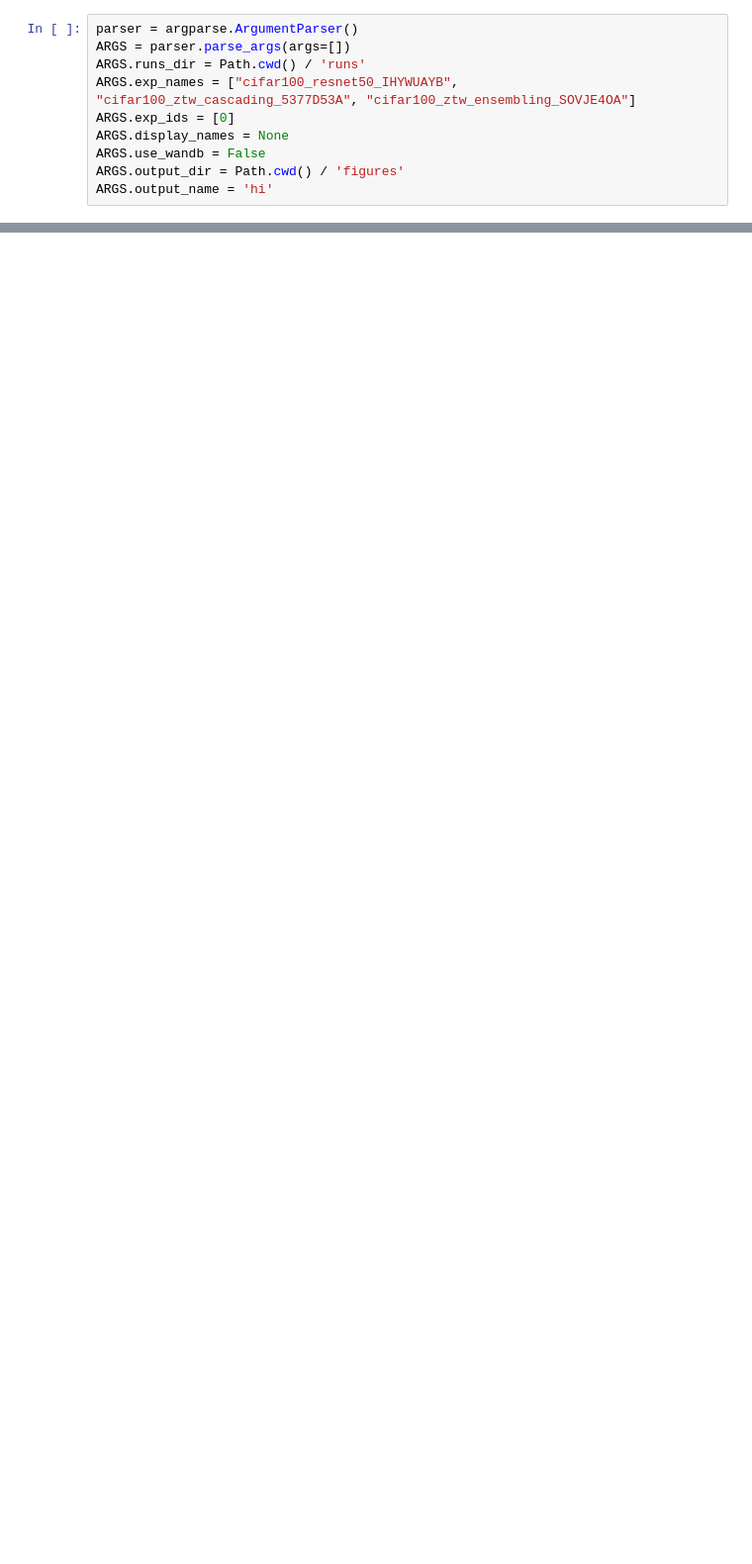
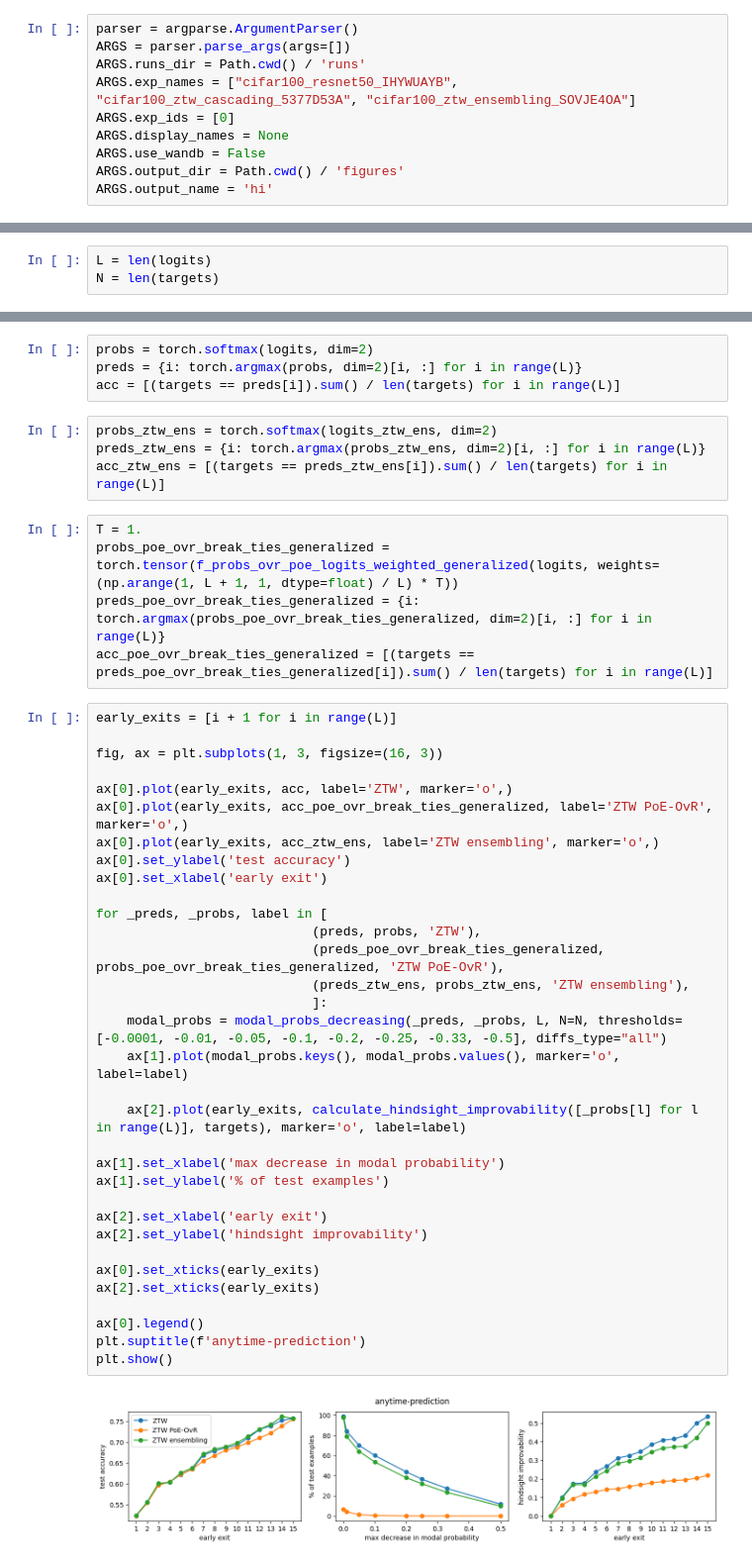
Before and after one commit to metodj/Zero-Time-Waste, a Jupyter notebook: ztw_rewrite/monotonicity.ipynb, the cells around one changed output, grey strips where cells are left out. Shown at 99% size. Saved outputs shown, nothing was run; the diff lists cells and outputs as text; blank space fills up the shorter version.

```diff
--- a/ztw_rewrite/monotonicity.ipynb
+++ b/ztw_rewrite/monotonicity.ipynb
@@ -41,0 +69,3 @@ Files already downloaded and verified
+# %%
+L = len(logits)
+N = len(targets)
@@ -41,0 +74,48 @@ Files already downloaded and verified
+# %%
+probs = torch.softmax(logits, dim=2)
+preds = {i: torch.argmax(probs, dim=2)[i, :] for i in range(L)}
+acc = [(targets == preds[i]).sum() / len(targets) for i in range(L)]
+# %%
+probs_ztw_ens = torch.softmax(logits_ztw_ens, dim=2)
+preds_ztw_ens = {i: torch.argmax(probs_ztw_ens, dim=2)[i, :] for i in range(L)}
+acc_ztw_ens = [(targets == preds_ztw_ens[i]).sum() / len(targets) for i in range(L)]
+# %%
+T = 1.
+probs_poe_ovr_break_ties_generalized = torch.tensor(f_probs_ovr_poe_logits_weighted_generalized(logits, weights=(np.arange(1, L + 1, 1, dtype=float) / L) * T))
+preds_poe_ovr_break_ties_generalized = {i: torch.argmax(probs_poe_ovr_break_ties_generalized, dim=2)[i, :] for i in range(L)}
+acc_poe_ovr_break_ties_generalized = [(targets == preds_poe_ovr_break_ties_generalized[i]).sum() / len(targets) for i in range(L)]
+# %%
+early_exits = [i + 1 for i in range(L)]
+
+fig, ax = plt.subplots(1, 3, figsize=(16, 3))
+
+ax[0].plot(early_exits, acc, label='ZTW', marker='o',)
+ax[0].plot(early_exits, acc_poe_ovr_break_ties_generalized, label='ZTW PoE-OvR', marker='o',)
+ax[0].plot(early_exits, acc_ztw_ens, label='ZTW ensembling', marker='o',)
+ax[0].set_ylabel('test accuracy')
+ax[0].set_xlabel('early exit')
+
+for _preds, _probs, label in [
+                            (preds, probs, 'ZTW'),
+                            (preds_poe_ovr_break_ties_generalized, probs_poe_ovr_break_ties_generalized, 'ZTW PoE-OvR'),
+                            (preds_ztw_ens, probs_ztw_ens, 'ZTW ensembling'),
+                            ]:
+    modal_probs = modal_probs_decreasing(_preds, _probs, L, N=N, thresholds=[-0.0001, -0.01, -0.05, -0.1, -0.2, -0.25, -0.33, -0.5], diffs_type="all")
+    ax[1].plot(modal_probs.keys(), modal_probs.values(), marker='o', label=label)
+
+    ax[2].plot(early_exits, calculate_hindsight_improvability([_probs[l] for l in range(L)], targets), marker='o', label=label)
+
+ax[1].set_xlabel('max decrease in modal probability')
+ax[1].set_ylabel('% of test examples')
+
+ax[2].set_xlabel('early exit')
+ax[2].set_ylabel('hindsight improvability')
+
+ax[0].set_xticks(early_exits)
+ax[2].set_xticks(early_exits)
+
+ax[0].legend()
+plt.suptitle(f'anytime-prediction')
+plt.show()
+# %% [output]
+[figure, added]
```
Also changed, not shown: parts of 28 cells of this notebook, 2 other files.
